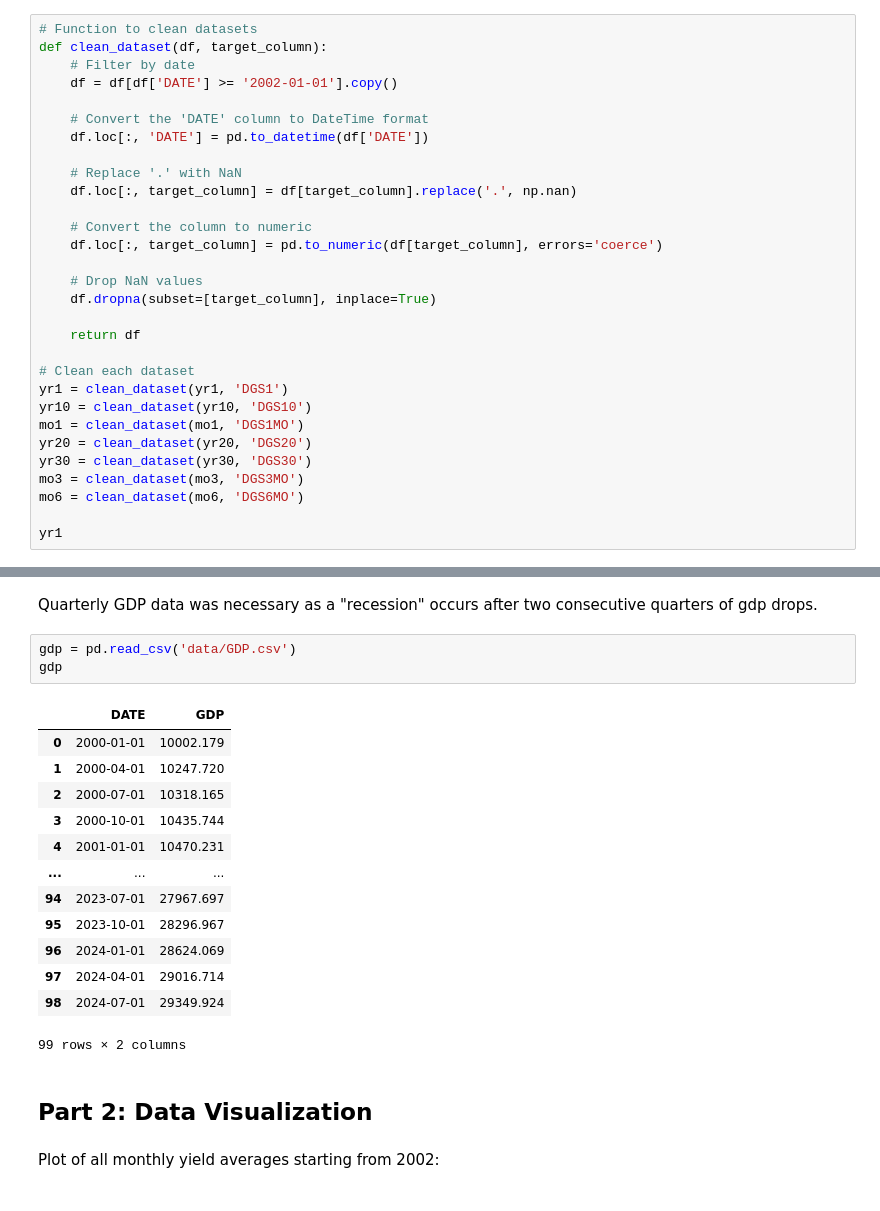
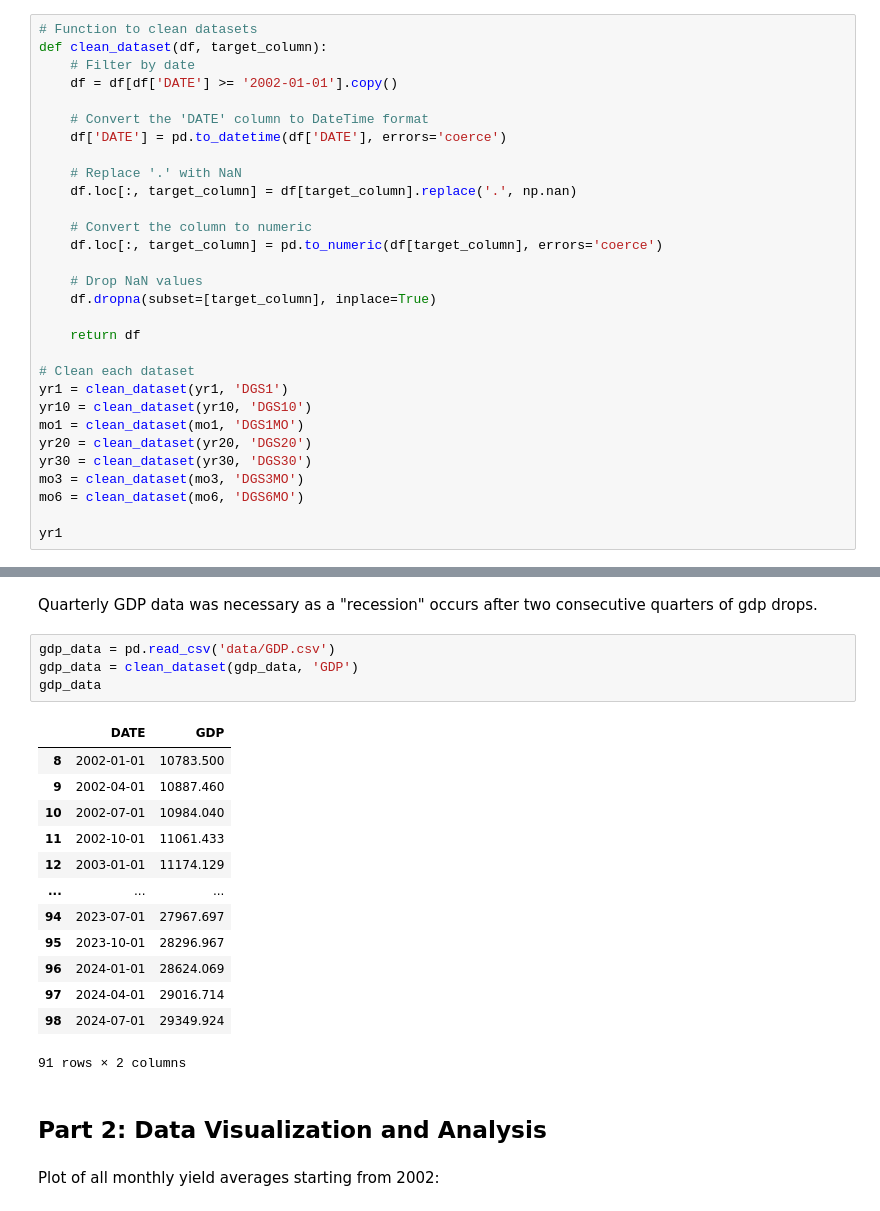
Before and after one commit to toanpro24/project_yield, a Jupyter notebook: CMSE202_Final_Team3.ipynb, the cells around one changed output, grey strips where cells are left out. Drawn from its saved outputs; the diff is of its cells as text.

```diff
--- a/CMSE202_Final_Team3.ipynb
+++ b/CMSE202_Final_Team3.ipynb
@@ -46,7 +46,7 @@ def clean_dataset(df, target_column):
     df = df[df['DATE'] >= '2002-01-01'].copy()
 
     # Convert the 'DATE' column to DateTime format
-    df.loc[:, 'DATE'] = pd.to_datetime(df['DATE'])
+    df['DATE'] = pd.to_datetime(df['DATE'], errors='coerce')
 
     # Replace '.' with NaN
     df.loc[:, target_column] = df[target_column].replace('.', np.nan)
@@ -86,24 +86,25 @@ yr1
 # %% [markdown]
 Quarterly GDP data was necessary as a "recession" occurs after two consecutive quarters of gdp drops.
 # %%
-gdp = pd.read_csv('data/GDP.csv')
-gdp
+gdp_data = pd.read_csv('data/GDP.csv')
+gdp_data = clean_dataset(gdp_data, 'GDP')
+gdp_data
 # %% [output]
 |  | DATE | GDP |
-| 0 | 2000-01-01 | 10002.179 |
-| 1 | 2000-04-01 | 10247.720 |
-| 2 | 2000-07-01 | 10318.165 |
-| 3 | 2000-10-01 | 10435.744 |
-| 4 | 2001-01-01 | 10470.231 |
+| 8 | 2002-01-01 | 10783.500 |
+| 9 | 2002-04-01 | 10887.460 |
+| 10 | 2002-07-01 | 10984.040 |
+| 11 | 2002-10-01 | 11061.433 |
+| 12 | 2003-01-01 | 11174.129 |
 | ... | ... | ... |
 | 94 | 2023-07-01 | 27967.697 |
 | 95 | 2023-10-01 | 28296.967 |
 | 96 | 2024-01-01 | 28624.069 |
 | 97 | 2024-04-01 | 29016.714 |
 | 98 | 2024-07-01 | 29349.924 |
-99 rows × 2 columns
+91 rows × 2 columns
 # %% [markdown]
-## Part 2: Data Visualization
+## Part 2: Data Visualization and Analysis
 # %% [markdown]
 Plot of all monthly yield averages starting from 2002:
 # %%
```
Also changed, not shown: parts of 7 cells of this notebook.
